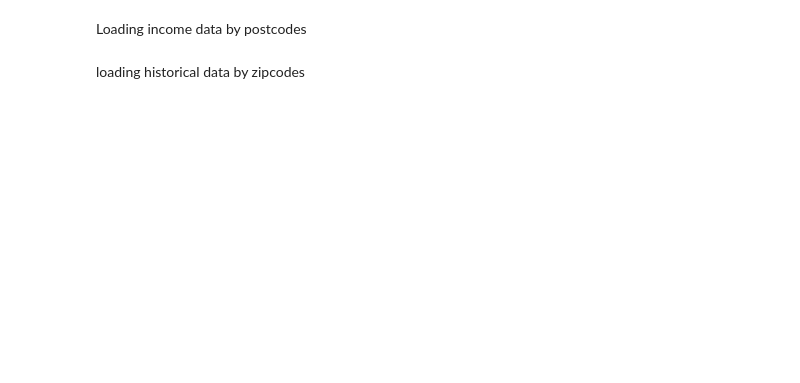
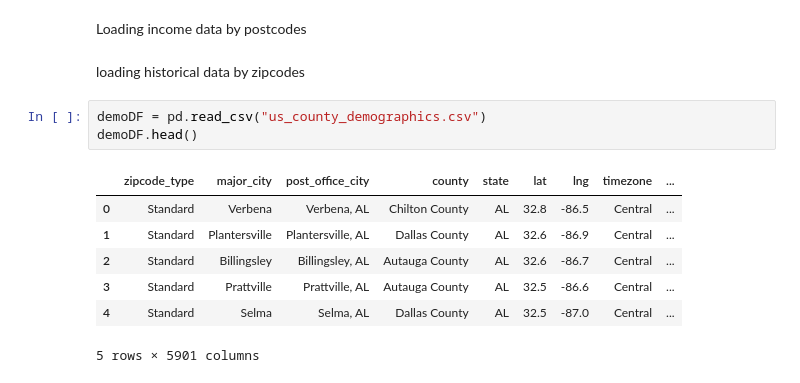
Before and after one commit to AlexBuchko/466Starbucks, a Jupyter notebook: main.ipynb, the cells around one changed output. Drawn from its saved outputs; the diff is of its cells as text; blank space fills up the shorter version.

```diff
--- a/main.ipynb
+++ b/main.ipynb
@@ -36,3 +46,14 @@ df.head()
 Loading income data by postcodes
 # %% [markdown]
 loading historical data by zipcodes
+# %%
+demoDF = pd.read_csv("us_county_demographics.csv")
+demoDF.head()
+# %% [output]
+|  | zipcode_type | major_city | post_office_city | county | state | lat | lng | timezone | ... |
+| 0 | Standard | Verbena | Verbena, AL | Chilton County | AL | 32.8 | -86.5 | Central | ... |
+| 1 | Standard | Plantersville | Plantersville, AL | Dallas County | AL | 32.6 | -86.9 | Central | ... |
+| 2 | Standard | Billingsley | Billingsley, AL | Autauga County | AL | 32.6 | -86.7 | Central | ... |
+| 3 | Standard | Prattville | Prattville, AL | Autauga County | AL | 32.5 | -86.6 | Central | ... |
+| 4 | Standard | Selma | Selma, AL | Dallas County | AL | 32.5 | -87.0 | Central | ... |
+5 rows × 5901 columns
```
Also changed, not shown: parts of 4 cells of this notebook, 1 other file.
